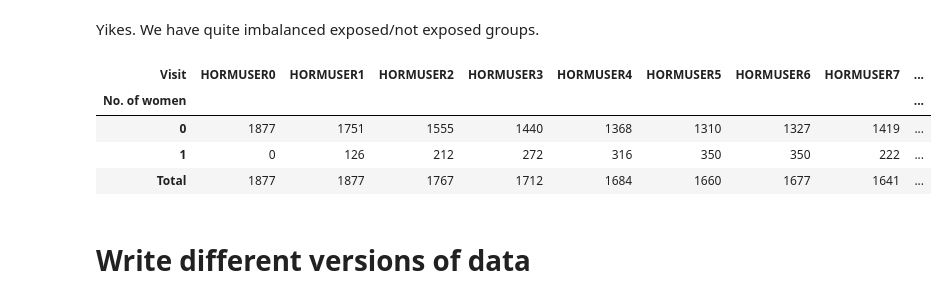
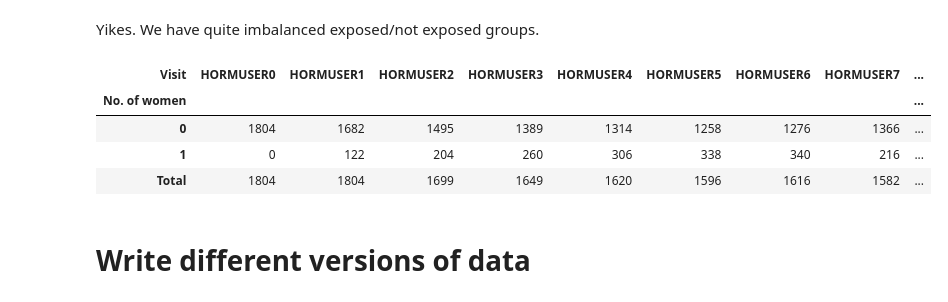
Before and after one commit to c6shi/hormone-use-bmd, a Jupyter notebook: eda.ipynb, the cells around one changed output. Saved outputs shown, nothing was run; the diff lists cells and outputs as text; code cells hidden in the pictures.

```diff
--- a/eda.ipynb
+++ b/eda.ipynb
@@ -2,7 +2,7 @@
 import pandas as pd
 import numpy as np
 # %%
-data = pd.read_csv("pre-eda-data.csv")
+data = pd.read_csv("eda-data.csv")
 data.head()
 # %% [output]
 |  | SWANID | AGE | RACE(1) Black/African American | RACE(2) Chinese/Chinese American | RACE(3) Japanese/Japanese American | DEGREE | DIABETE0 | ... |
@@ -485,21 +500,21 @@ dtype: float64
 # %% [markdown]
 Yikes. We have quite imbalanced exposed/not exposed groups.
 # %%
-test = pd.melt(data_no_null_hormuser[hormuser]).reset_index().groupby(['value', 'variable']).count().reset_index()
+test = pd.melt(data[hormuser]).reset_index().groupby(['value', 'variable']).count().reset_index()
 test_counts = pd.pivot_table(test, values='index', index='value', columns='variable', aggfunc='sum')
 test_counts.loc['Total'] = test_counts.sum()
 test_counts['HORMUSER10'] = test_counts.pop('HORMUSER10')
 test_counts.index.names = ['No. of women']
 test_counts.columns.names = ['Visit']
 test_counts.reset_index(inplace=True)
 test_counts.loc[:, 'No. of women'] = [0, 1, 'Total']
 test_counts.set_index('No. of women').fillna(0).astype(int)
 # %% [output]
 | Visit | HORMUSER0 | HORMUSER1 | HORMUSER2 | HORMUSER3 | HORMUSER4 | HORMUSER5 | HORMUSER6 | HORMUSER7 | ... |
 | No. of women |  |  |  |  |  |  |  |  | ... |
-| 0 | 1877 | 1751 | 1555 | 1440 | 1368 | 1310 | 1327 | 1419 | ... |
-| 1 | 0 | 126 | 212 | 272 | 316 | 350 | 350 | 222 | ... |
-| Total | 1877 | 1877 | 1767 | 1712 | 1684 | 1660 | 1677 | 1641 | ... |
+| 0 | 1804 | 1682 | 1495 | 1389 | 1314 | 1258 | 1276 | 1366 | ... |
+| 1 | 0 | 122 | 204 | 260 | 306 | 338 | 340 | 216 | ... |
+| Total | 1804 | 1804 | 1699 | 1649 | 1620 | 1596 | 1616 | 1582 | ... |
 # %%
 # check how many switch back and forth between 0 and 1 for HORMUSER
 # %% [markdown]
```
Also changed, not shown: parts of 18 cells of this notebook, 2 other files.
